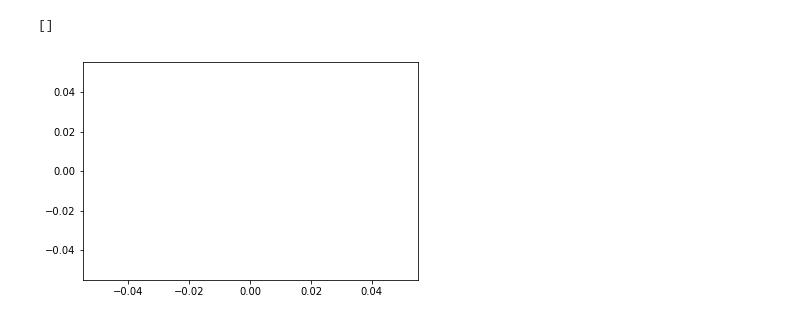
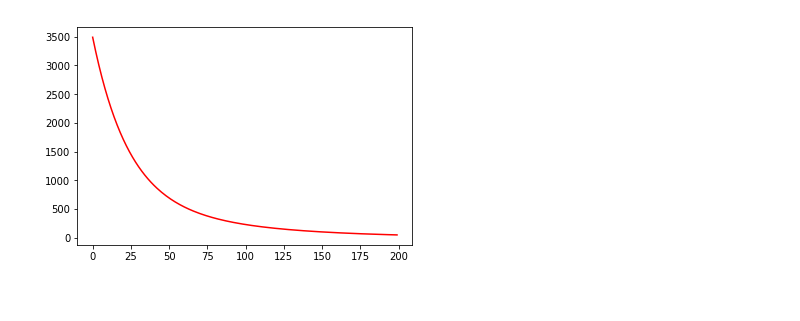
Before and after one commit to robahall/GradDesc, a Jupyter notebook: RunGD.ipynb, the cells around one changed output. Drawn from its saved outputs; the diff is of its cells as text; code cells hidden in the pictures.

Commit message:
Added learning rate figure

```diff
--- a/RunGD.ipynb
+++ b/RunGD.ipynb
@@ -18,7 +18,7 @@ def gd(dataset, theta, alpha):
     return theta, MSE
 # %%
 theta = np.array([1., 1, 1])
-learning_rate = 1
+learning_rate = 0.01
 update, MSE = gd(data, theta, learning_rate)
 error = np.array([0, MSE])
 
@@ -91,8 +76,7 @@ NameError: name 'x' is not defined
 # %%
 fig = plt.figure()
 ax = fig.add_subplot(111)
-ax.plot(xs = error[:,0], ys = error[:,1], c="r")
-plt.
+ax.plot(error[:200,0],error[:200,1], c="r")
+plt.show()
 # %% [output]
-[]
-[figure, old version]
+[figure, new version]
```
Also changed, not shown: parts of 4 cells of this notebook.
